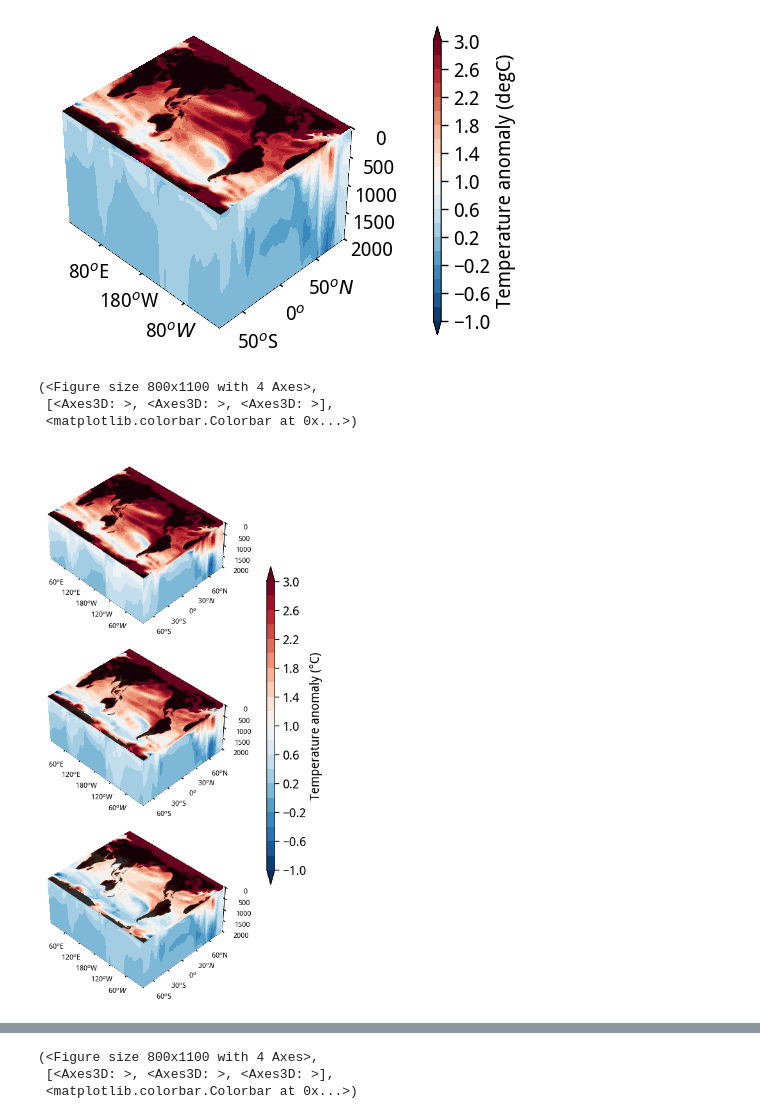
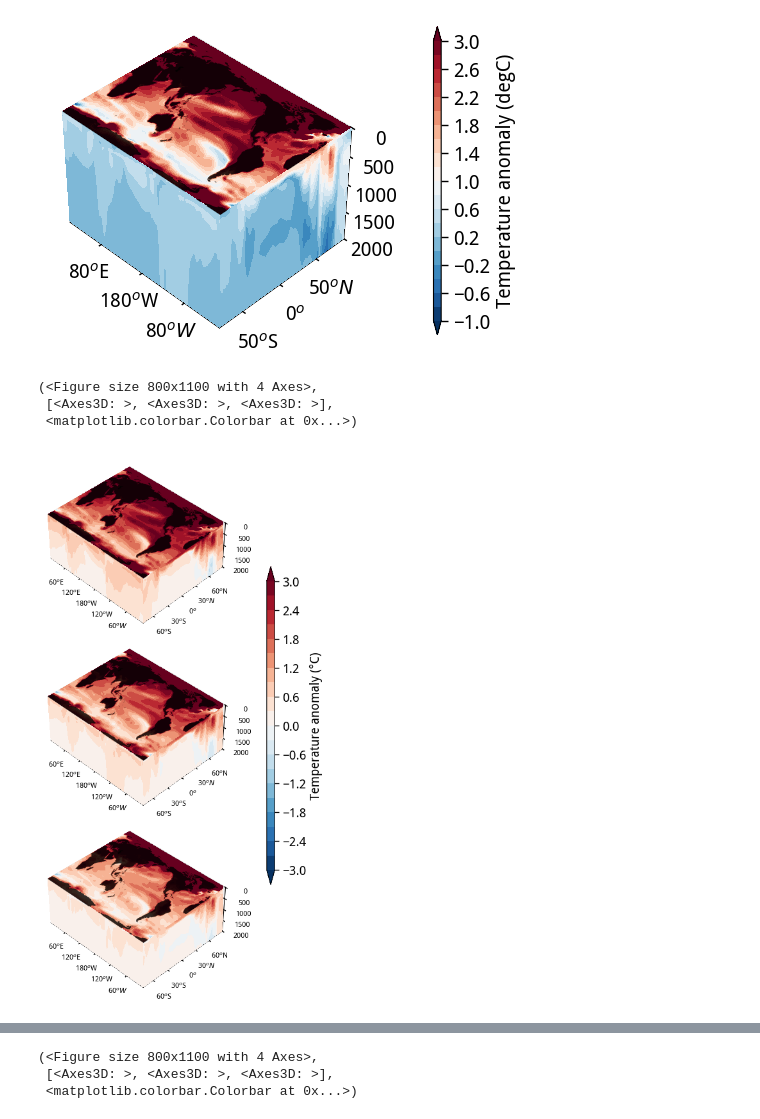
Before and after one commit to adisen99/net_zero_enso_pacific_changes, a Jupyter notebook: 03a_access_nz_surface_deep_ocean_warming.ipynb, the cells around one changed output, grey strips where cells are left out. Saved outputs shown, nothing was run; the diff lists cells and outputs as text; code cells hidden in the pictures.

```diff
--- a/03a_access_nz_surface_deep_ocean_warming.ipynb
+++ b/03a_access_nz_surface_deep_ocean_warming.ipynb
@@ -525,18 +525,18 @@ ocean_temp_merid_list = [
 # %%
 plot_cuboid_contours(
     sst_list, ocean_temp_zonal_list, ocean_temp_merid_list,
     cmap='RdBu_r',
-    levels=np.linspace(-1, 3, 21),
+    levels=np.linspace(-3, 3, 21),
     figsize=(8, 11), basemap_type='land',
     nrows=3, ncols=1,
     box_aspect=(1.4, 1.2, 0.6),  # (x, y, z) scaling
     hspace=0.02, wspace=0.02,  # control gaps
 )
 # %% [output]
 (<Figure size 800x1100 with 4 Axes>,
  [<Axes3D: >, <Axes3D: >, <Axes3D: >],
  <matplotlib.colorbar.Colorbar at 0x...>)
-[figure, old version]
+[figure, new version]
 # %%
 sst_list_stable = [
     ts_stable.ts.sel(model = '2060', lat = slice(-80, 90)).mean(('time')),
```
Also changed, not shown: parts of 1 cell of this notebook, 4 other files.
